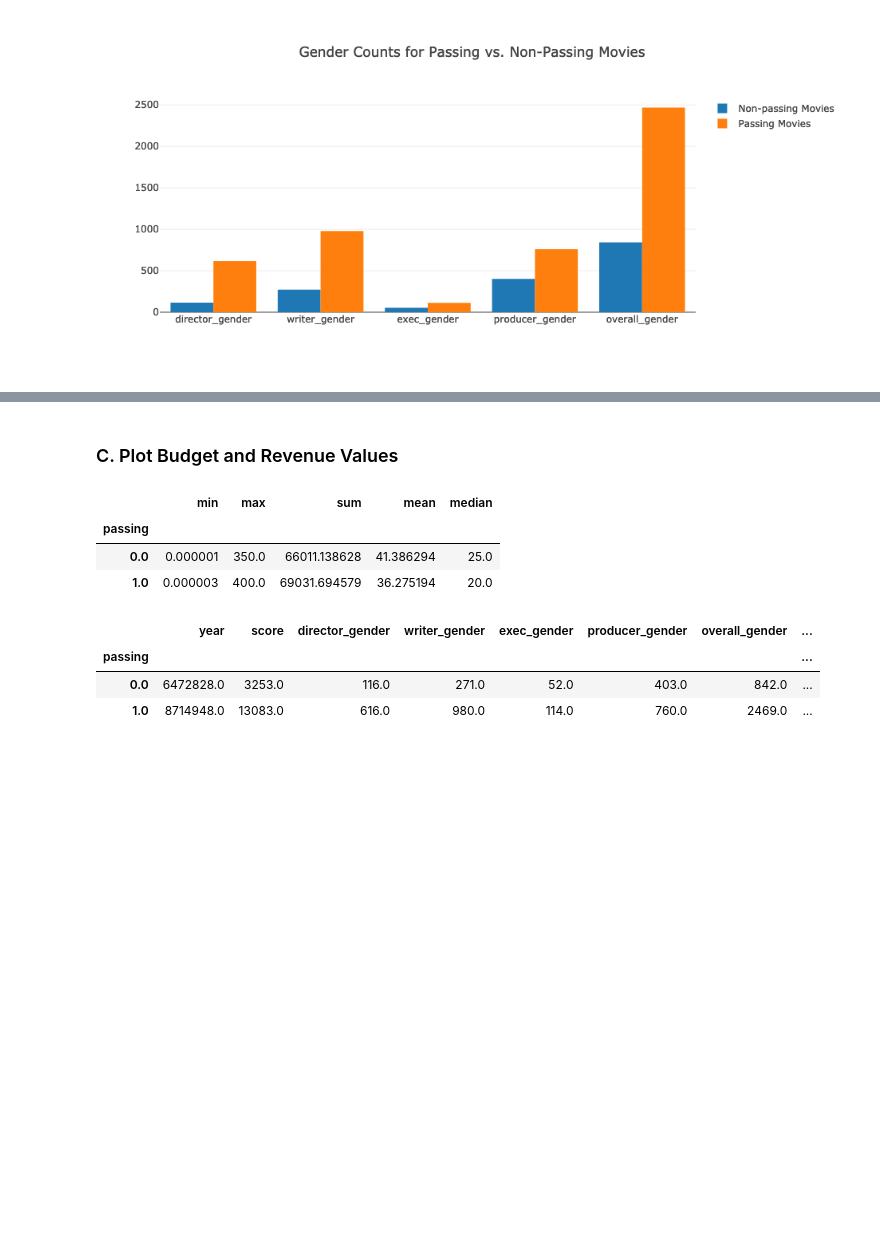
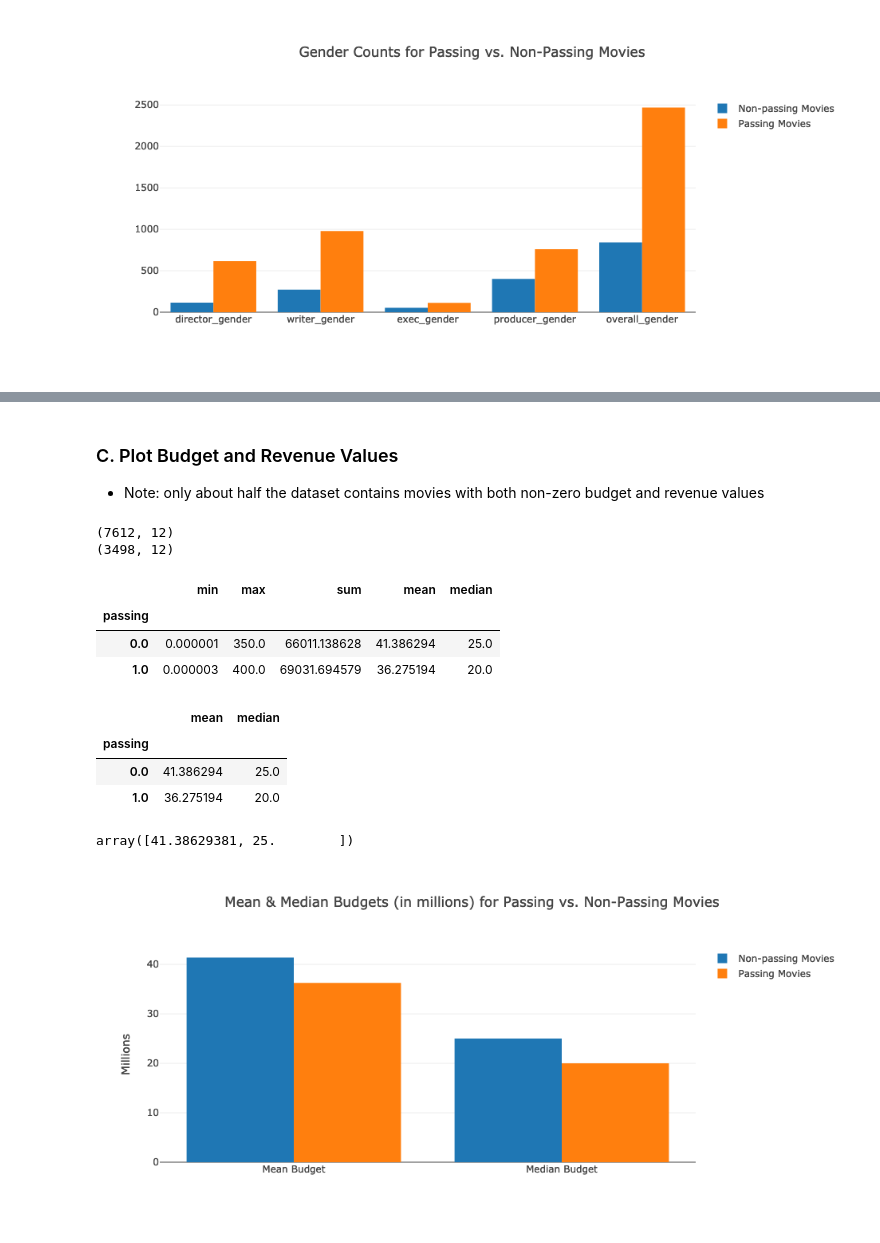
Before and after one commit to MagicMilly/women-in-film-analysis-dashboard, a Jupyter notebook: plotly_visualizations.ipynb, the cells around one changed output, grey strips where cells are left out. Drawn from its saved outputs; the diff is of its cells as text; code cells hidden in the pictures; blank space fills up the shorter version.

```diff
--- a/plotly_visualizations.ipynb
+++ b/plotly_visualizations.ipynb
@@ -202,3 +276,10 @@ iplot(fig)
 # %% [markdown]
 ### C. Plot Budget and Revenue Values
+* Note: only about half the dataset contains movies with both non-zero budget and revenue values
+# %%
+print(bechdel_df.shape)
+print(budget_and_revenue_df.shape)
+# %% [output]
+(7612, 12)
+(3498, 12)
 # %%
@@ -208,10 +289,39 @@ budget_revenue_grouped = budget_and_revenue_df.groupby('passing').budget_million
 | passing |  |  |  |  |  |
 | 0.0 | 0.000001 | 350.0 | 66011.138628 | 41.386294 | 25.0 |
 | 1.0 | 0.000003 | 400.0 | 69031.694579 | 36.275194 | 20.0 |
-# %%
-bechdel_df.groupby('passing').sum()
-# %% [output]
-|  | year | score | director_gender | writer_gender | exec_gender | producer_gender | overall_gender | ... |
-| passing |  |  |  |  |  |  |  | ... |
-| 0.0 | 6472828.0 | 3253.0 | 116.0 | 271.0 | 52.0 | 403.0 | 842.0 | ... |
-| 1.0 | 8714948.0 | 13083.0 | 616.0 | 980.0 | 114.0 | 760.0 | 2469.0 | ... |
+# %%
+mean_median_budget = budget_and_revenue_df.groupby('passing').budget_millions.agg(['mean', 'median'])
+mean_median_budget
+# %% [output]
+|  | mean | median |
+| passing |  |  |
+| 0.0 | 41.386294 | 25.0 |
+| 1.0 | 36.275194 | 20.0 |
+# %%
+mean_median_budget.values[0]
+# %% [output]
+array([41.38629381, 25.        ])
+# %%
+trace0 = go.Bar(
+    x=['Mean Budget', 'Median Budget'],
+    y=[val for val in mean_median_budget.values[0]],
+    name='Non-passing Movies'
+)
+
+trace1 = go.Bar(
+    x=['Mean Budget', 'Median Budget'],
+    y=[val for val in mean_median_budget.values[1]],
+    name='Passing Movies'
+)
+
+data = [trace0, trace1]
+layout = go.Layout(
+    title="Mean & Median Budgets (in millions) for Passing vs. Non-Passing Movies",
+    yaxis=dict(title="Millions"),
+    barmode='group'
+)
+
+fig = go.Figure(data=data, layout=layout)
+iplot(fig)
+# %% [output]
+[figure, added]
```
Also changed, not shown: parts of 22 cells of this notebook.
